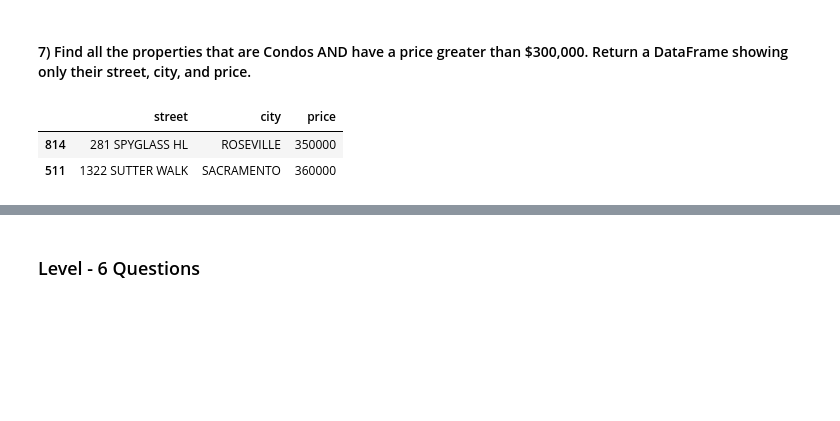
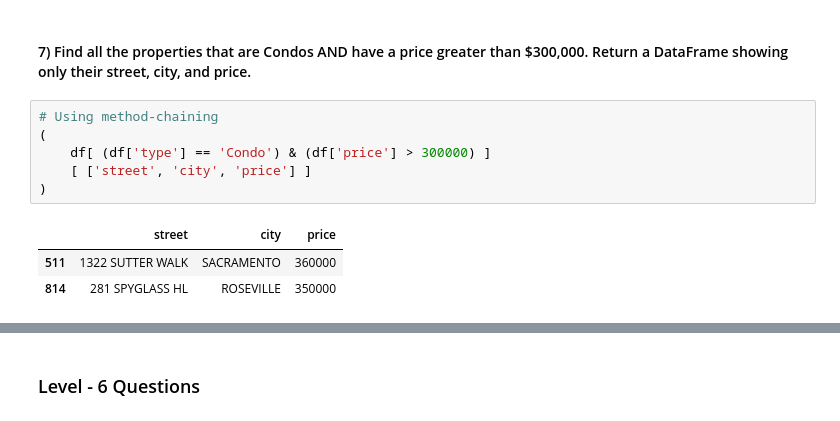
Before and after one commit to shreymusician/data-science-journey, a Jupyter notebook: practice/house_prices-Copy1.ipynb, the cells around one changed output, grey strips where cells are left out. Saved outputs shown, nothing was run; the diff lists cells and outputs as text; blank space fills up the shorter version.

```diff
--- a/practice/house_prices-Copy1.ipynb
+++ b/practice/house_prices-Copy1.ipynb
@@ -161,7 +161,12 @@ df.groupby('type')['price'].agg(['min', 'max'])
 # %% [markdown]
 #### 7) Find all the properties that are Condos AND have a price greater than $300,000. Return a DataFrame showing only their street, city, and price.
 # %%
+# Using method-chaining
+(
+    df[ (df['type'] == 'Condo') & (df['price'] > 300000) ]
+    [ ['street', 'city', 'price'] ]
+)
 # %% [output]
 |  | street | city | price |
+| 511 | 1322 SUTTER WALK | SACRAMENTO | 360000 |
 | 814 | 281 SPYGLASS HL | ROSEVILLE | 350000 |
-| 511 | 1322 SUTTER WALK | SACRAMENTO | 360000 |
```
Also changed, not shown: parts of 9 cells of this notebook.
